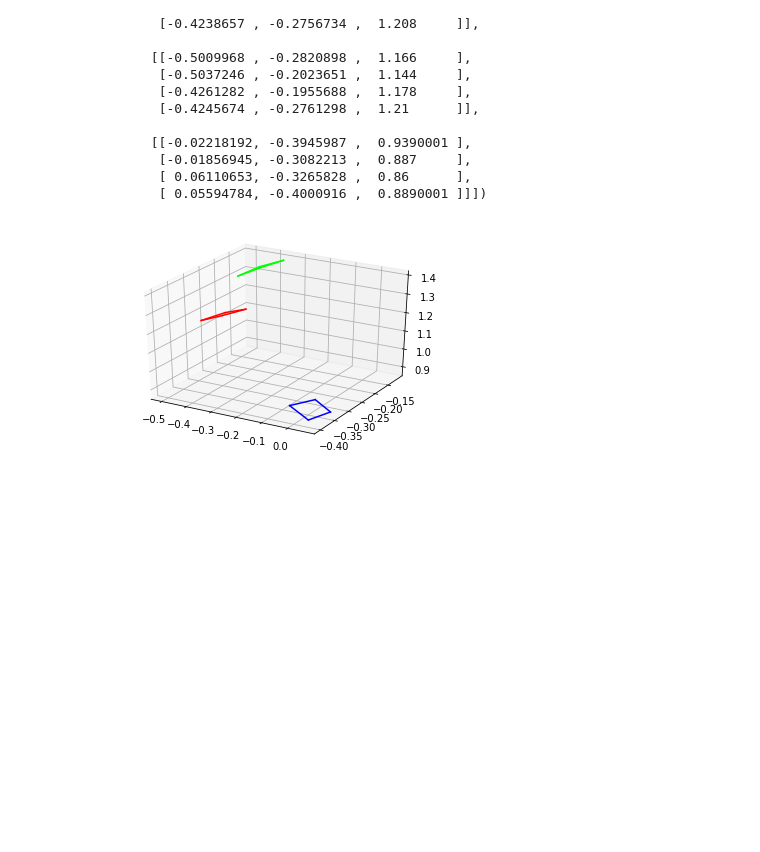
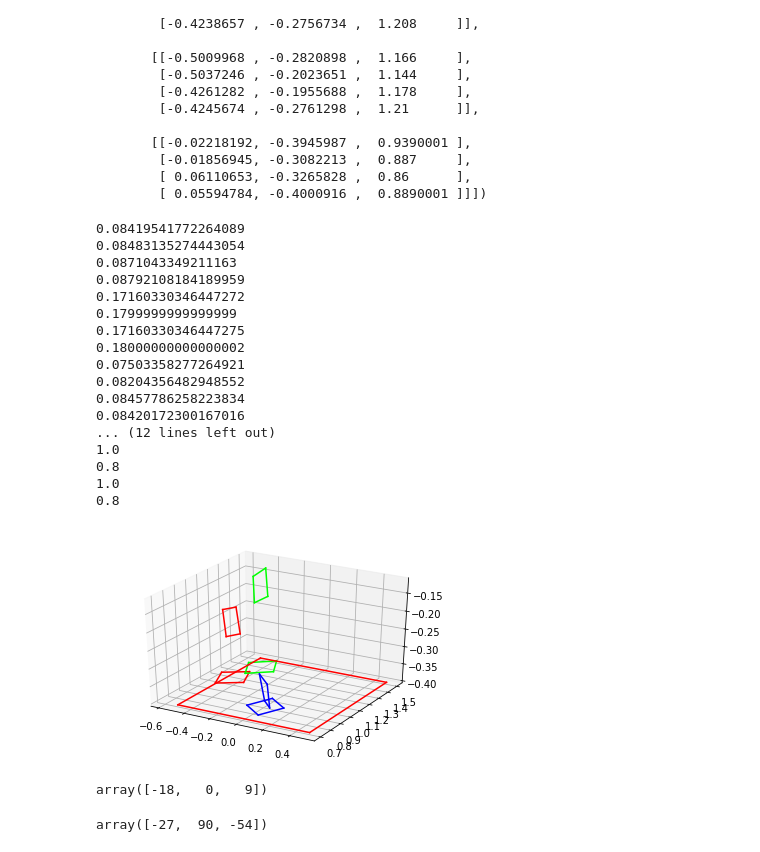
Before and after one commit to tuandnvn/learn-to-perform, a Jupyter notebook: notebooks/Learn to perform.ipynb, the cells around one changed output. Drawn from its saved outputs; the diff is of its cells as text; code cells hidden in the pictures; blank space fills up the shorter version.

Commit message:
Nearly finish the projecting part
One more important thing is to set an initial origin for 2D surface so
that we can infer coordinates on 2D projected surface.

```diff
--- a/notebooks/Learn to perform.ipynb
+++ b/notebooks/Learn to perform.ipynb
@@ -562,16 +562,42 @@ array([[[-0.5018561 , -0.2825737 ,  1.168     ],
 # %%
 fig = plt.figure()
 ax = fig.add_subplot(111, projection = '3d')
 
 
 colors = np.array([(1, 0, 0, 1), (0,1,0,1), (0,0,1,1)])
 
-for index, shape in enumerate(points):
+def draw(shape, index):
     for i in range(len(shape)):
         j = (i + 1) % len(shape)
+        print (norm(shape[j] - shape[i]))
 
-        ax.plot([shape[i][0], shape[j][0]], [shape[i][1], shape[j][1]], [shape[i][2], shape[j][2]], color = colors[index])
+        ax.plot([shape[i][0], shape[j][0]], [shape[i][2], shape[j][2]], [shape[i][1], shape[j][1]], color = colors[index])
+for index, shape in enumerate(points):
+    draw(shape, index)
+
+    projected = cube_2d_inference( shape, table )
+    draw(projected, index)
+
+draw(table, 0)
+
 
 plt.show()
 # %% [output]
+0.08419541772264089
+0.08483135274443054
+0.0871043349211163
+0.08792108184189959
+0.17160330346447272
+0.1799999999999999
+0.17160330346447275
+0.18000000000000002
+0.07503358277264921
+0.08204356482948552
+0.08457786258223834
+0.08420172300167016
+... (12 lines left out)
+1.0
+0.8
+1.0
+0.8
-[figure, old version]
+[figure, new version]
@@ -577,0 +609,8 @@ plt.show()
+# %%
+c
+# %% [output]
+array([-18,   0,   9])
+# %%
+np.cross(c,a)
+# %% [output]
+array([-27,  90, -54])
```
Also changed, not shown: parts of 4 cells of this notebook, 1 other file.
